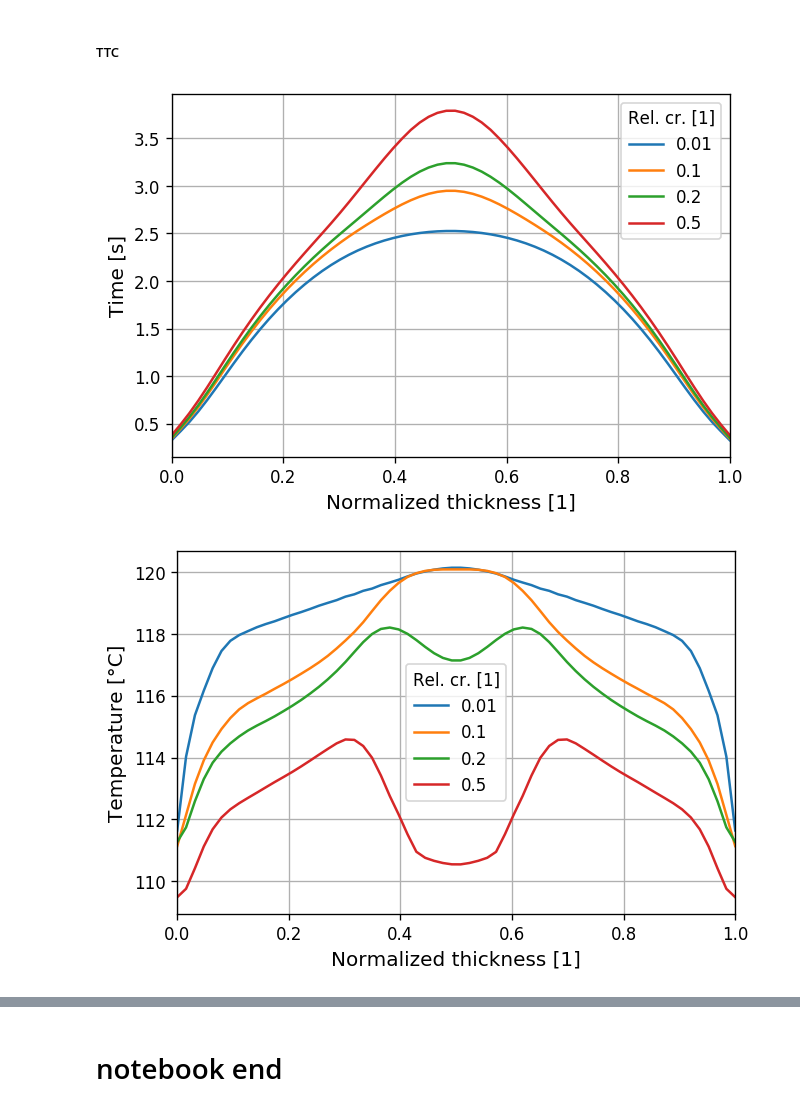
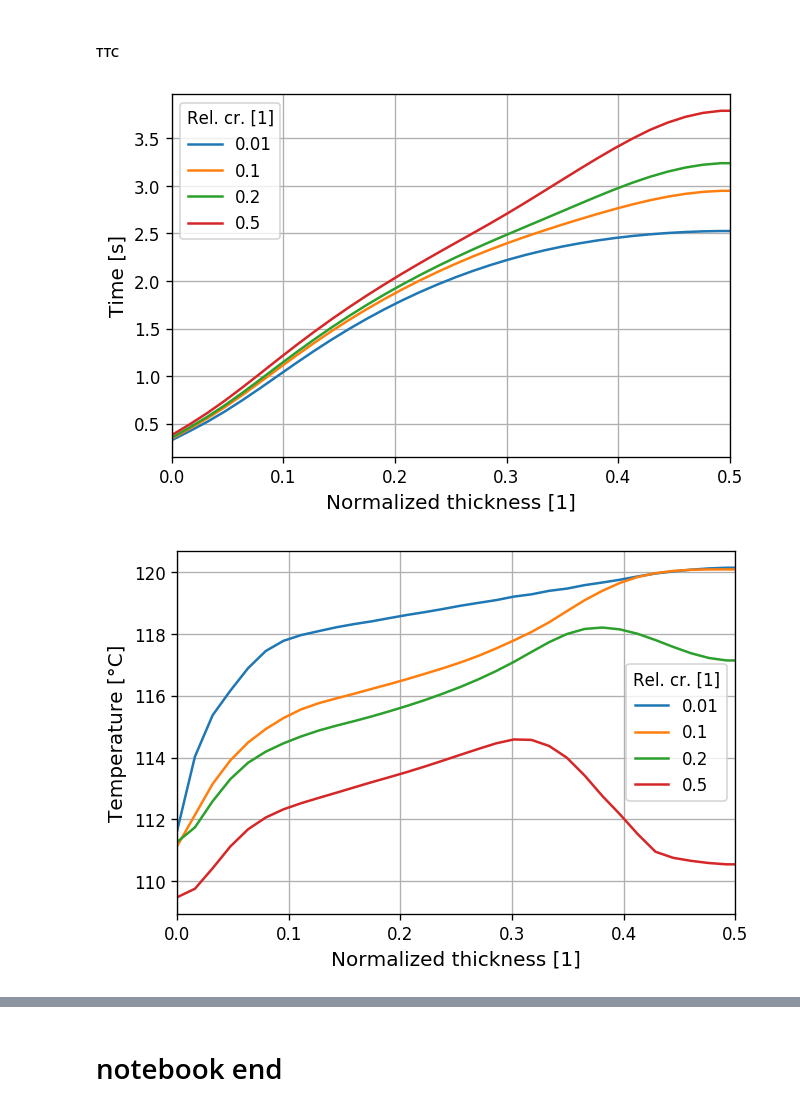
Before and after one commit to krebeljk/openInjMoldDyMSimCr, a Jupyter notebook: tutorials/fim_01_03.ipynb, the cells around one changed output, grey strips where cells are left out. Cells and saved outputs as stored; diff of their text form; code cells hidden in the pictures.

```diff
--- a/tutorials/fim_01_03.ipynb
+++ b/tutorials/fim_01_03.ipynb
@@ -211,13 +211,13 @@ def lok(ver, rng=4, rngy=60, export=False): #tool_ppData_patch(ver="01_03", regi
     pm = tool_p_hist
 
     for pos in range(3):
-        ax.plot(pm.t(8),pm.p(8,pos+1)/1e6, color="black", linestyle="--")
+        ax.plot(pm.t(8),pm.p(8,pos+1)/1e6, color="black", linestyle=":")
         if pos>0:
             data = tool_ppDataAll(ver=ver, region="", fo_name="probes", sdy="B", field="p", pos=pos)
             ax.plot(data.index,data.values/1e6,
-                    label="P"+str(pos+1))
+                    label="position P"+str(pos+1), linestyle="--")
 
-    ax.plot([],[], label="measured", color="black", linestyle="--")
+    ax.plot([],[], label="experimental", color="black", linestyle=":")
     ax.set_xlabel('Time [s]')
     ax.set_ylabel('Pressure [MPa]')
     ax.grid()
@@ -245,13 +245,13 @@ def lok(ver, rng=4, export=False): #tool_ppData_patch(ver="01_03", region="", ti
     for pos in range(3):
         data = tool_ppDataAll(ver=ver, region="", fo_name="probes", sdy="B", field="Tc", pos=pos)
         ax.plot(data.index,data.values,
-                label="P"+str(pos+1))
+                label=""+str(pos+1), linestyle="--")
 
 
     ax.set_xlabel('Time [s]')
     ax.set_ylabel('Temperature [° C]')
     ax.grid()
-    ax.legend(title="Position")
+    ax.legend(title="P")
     #ax.set_ylim(-100,100)
     ax.set_xlim(0.3,rng)
     if export:
@@ -267,7 +267,7 @@ def lok(ver, field="Tc", absclab="", export=False): #tool_ppData_patch(ver="01_0
     fig, ax = plt.subplots(dpi=120)
 
     times = [0.5,1,2,3,4]
-    tt = linesInterp(tool_OFhist(ver="03_20", fo_name="probeTtP2", sdy="B", field = field), t=times).values
+    tt = linesInterp(tool_OFhist(ver=ver, fo_name="probeTtP2", sdy="B", field = field), t=times).values
     x = np.linspace(0,1,num=len(tt[0]))
     for line,t in zip(tt,times):
         ax.plot(x, line, label=str(t))
@@ -276,7 +276,7 @@ def lok(ver, field="Tc", absclab="", export=False): #tool_ppData_patch(ver="01_0
     ax.set_ylabel(absclab)
     ax.grid()
     ax.legend(title="Time [s]")
-    ax.set_xlim(0,1)
+    ax.set_xlim(0,0.5)
     #ax.set_ylim(-100,100)
 
     #ax.set_title('Ver ('+ver+') ')
@@ -310,7 +310,7 @@ def lok0(ver="04_09", export=False):
 
         ax.set_xlabel('Normalized thickness [1]')
         ax.set_ylabel(absclab)
-        ax.set_xlim(0,1)
+        ax.set_xlim(0,0.5)
         ax.legend(title="Rel. cr. [1]")
     #     ax.set_ylim(0.4,0.6)
 
@@ -319,9 +319,9 @@ def lok0(ver="04_09", export=False):
     ax.grid()
     if export:
         tool_fig_tiff(fig, "fim_01_03/fim_01_03_B_"+ver+"_ttc_"+"time"+"_01.tiff")
-lok0(export=True)
+lok0(export=False)
 # %% [output]
-[figure, old version]
+[figure, new version]
 # %%
 def lok0(ver="03_21", field="Tc", export=False):
     fig, ax = plt.subplots(dpi=120)
@@ -330,33 +330,33 @@ def lok0(ver="03_21", field="Tc", export=False):
 
         times = [0.5,1,2,3,4]
         tt = tool_OFhist(ver=ver, fo_name="probeTtP2", sdy="B", field = "zuCr")
         ttOut = tool_OFhist(ver=ver, fo_name="probeTtP2", sdy="B", field = field)
         y = []
         for i in range(1,65):
             timeZero = tool_root(tt.index, tt[i].values-crlim)
             fun = scipy.interpolate.interp1d(tt.index, np.array(ttOut[i].values), 'quadratic')
     #         y.append(timeZero)
             y.append(fun(timeZero))
 
 
         y = np.array(y).flatten()
 
         x = np.linspace(0,1,num=tt.shape[1])
         ax.plot(x, y, label = str(crlim))
 
         ax.set_xlabel('Normalized thickness [1]')
         ax.set_ylabel(absclab)
-        ax.set_xlim(0,1)
+        ax.set_xlim(0,0.5)
         ax.legend(title="Rel. cr. [1]")
     #     ax.set_ylim(0.4,0.6)
 
 
     for crlim in [0.01, 0.1, 0.2, 0.5]:
         lok(fig, ax, ver=ver, field=field, absclab="Temperature [°C]", crlim=crlim)
     ax.grid()
     if export:
         tool_fig_tiff(fig, "fim_01_03/fim_01_03_B_"+ver+"_ttc_"+field+"_01.tiff")
 lok0(ver="04_09", field="Tc", export=False)
 # %% [output]
-[figure, old version]
+[figure, new version]
 # %%
```
Also changed, not shown: parts of 5 cells of this notebook.
